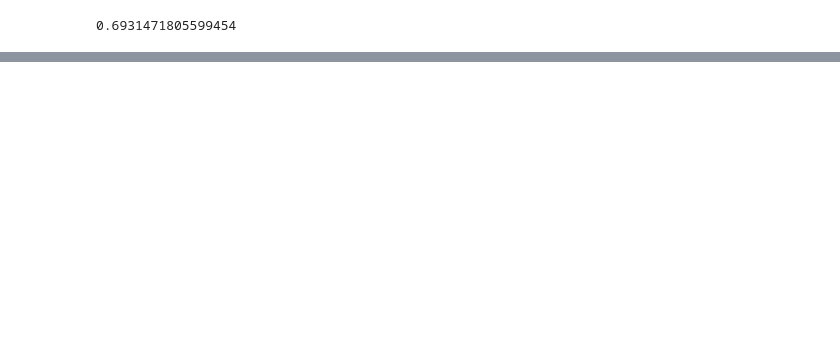
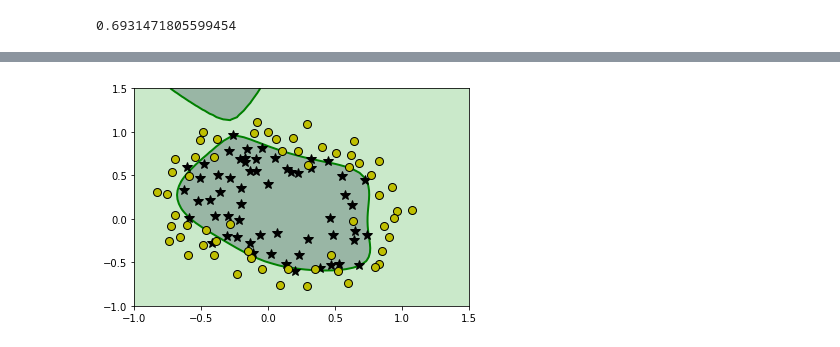
Before and after one commit to macwong/MachineLearning, a Jupyter notebook: Coursera Machine Learning/Week 3/Week 3 - Regularization.ipynb, the cells around one changed output, grey strips where cells are left out. Saved outputs shown, nothing was run; the diff lists cells and outputs as text; code cells hidden in the pictures; blank space fills up the shorter version.

```diff
--- a/Coursera Machine Learning/Week 3/Week 3 - Regularization.ipynb
+++ b/Coursera Machine Learning/Week 3/Week 3 - Regularization.ipynb
@@ -135,7 +63,3 @@ len(new_data[0])
-# %%
-theta = np.zeros(len(new_data[0]))
-h = sigmoid(np.dot(new_data, theta))
-m = len(y)
 # %% [markdown]
 #### Regularised Cost Function
 
@@ -167,4 +88,0 @@ grads = grads + reg
-# %%
-alpha = 0.1
-
-test_theta = theta - alpha * grads
@@ -178,0 +171,33 @@ array([-8.47457627e-04, -1.87880932e-03, -7.77711864e-06, -5.03446395e-03,
+# %%
+
+def plotData(X, y):
+    """
+    Plots the data points X and y into a new figure. Plots the data
+    points with * for the positive examples and o for the negative examples.
+
+    Parameters
+    ----------
+    X : array_like
+        An Mx2 matrix representing the dataset.
+
+    y : array_like
+        Label values for the dataset. A vector of size (M, ).
+
+    Instructions
+    ------------
+    Plot the positive and negative examples on a 2D plot, using the
+    option 'k*' for the positive examples and 'ko' for the negative examples.
+    """
+    # Create New Figure
+    fig = plt.figure()
+
+    # ====================== YOUR CODE HERE ======================
+    # Find Indices of Positive and Negative Examples
+    pos = y == 1
+    neg = y == 0
+
+    # Plot Examples
+    plt.plot(X[pos, 0], X[pos, 1], 'k*', lw=2, ms=10)
+    plt.plot(X[neg, 0], X[neg, 1], 'ko', mfc='y', ms=8, mec='k', mew=1)
+
+    # ============================================================
@@ -178,0 +259,4 @@ array([-8.47457627e-04, -1.87880932e-03, -7.77711864e-06, -5.03446395e-03,
+# %%
+plotDecisionBoundary(plotData, theta, X, y)
+# %% [output]
+[figure, added]
```
Also changed, not shown: parts of 20 cells of this notebook.
